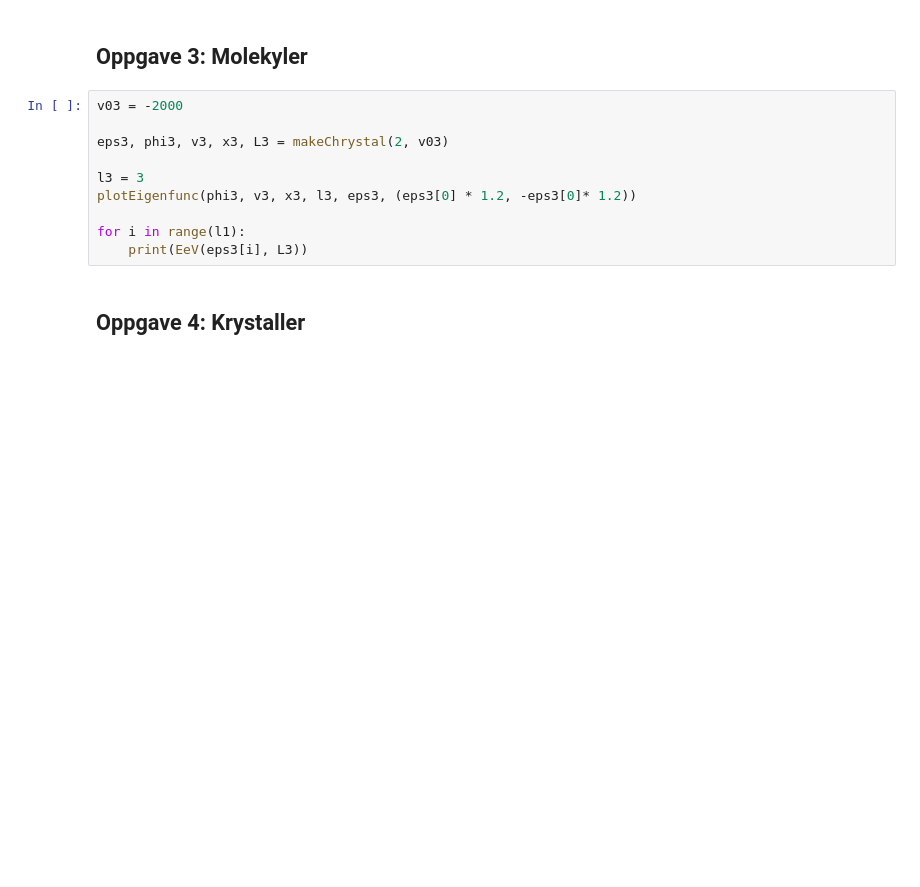
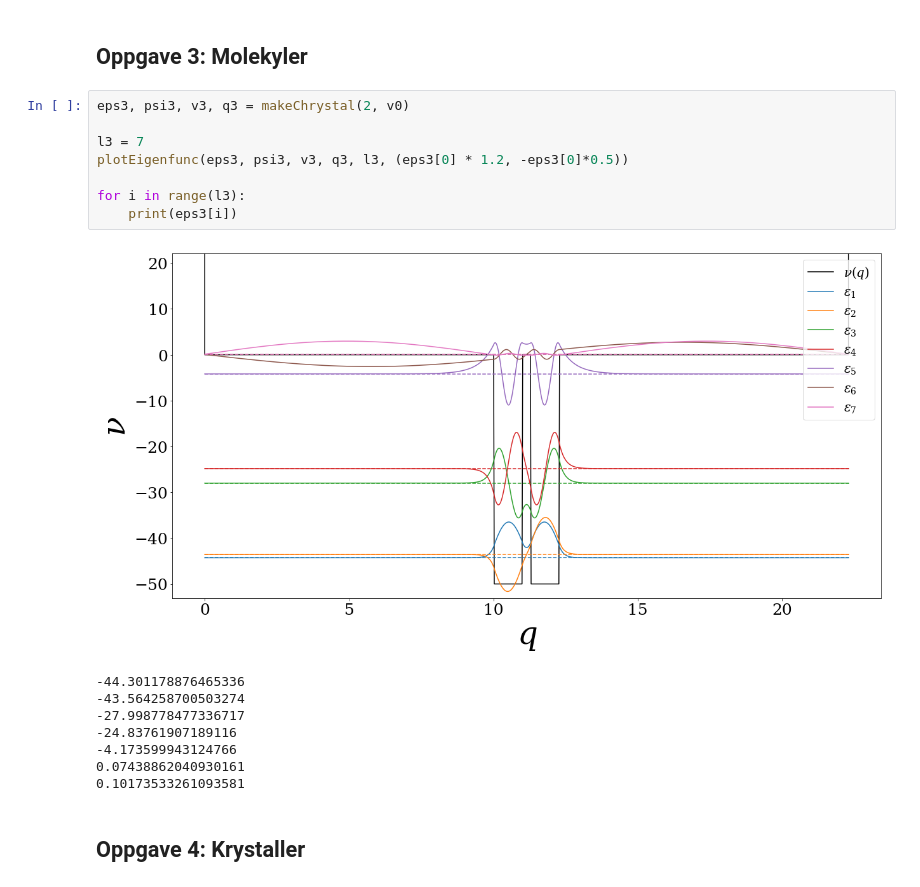
Before and after one commit to martkjoh/VitBer, a Jupyter notebook: VitBer - Prosjekt 2/VitBer øving 2.ipynb, the cells around one changed output. Cells and saved outputs as stored; diff of their text form; blank space fills up the shorter version.

```diff
--- a/VitBer - Prosjekt 2/VitBer øving 2.ipynb
+++ b/VitBer - Prosjekt 2/VitBer øving 2.ipynb
@@ -225,15 +248,22 @@ for i in range(l1):
 # %% [markdown]
 ## Oppgave 3: Molekyler
 # %%
-v03 = -2000
+eps3, psi3, v3, q3 = makeChrystal(2, v0)
 
-eps3, phi3, v3, x3, L3 = makeChrystal(2, v03)
+l3 = 7
+plotEigenfunc(eps3, psi3, v3, q3, l3, (eps3[0] * 1.2, -eps3[0]*0.5))
 
-l3 = 3
-plotEigenfunc(phi3, v3, x3, l3, eps3, (eps3[0] * 1.2, -eps3[0]* 1.2))
-
-for i in range(l1):
-    print(EeV(eps3[i], L3))
+for i in range(l3):
+    print(eps3[i])
+# %% [output]
+[figure, added]
+-44.301178876465336
+-43.564258700503274
+-27.998778477336717
+-24.83761907189116
+-4.173599943124766
+0.07438862040930161
+0.10173533261093581
 # %% [markdown]
 ## Oppgave 4: Krystaller
 # %%
```
Also changed, not shown: parts of 16 cells of this notebook, 1 other file.
